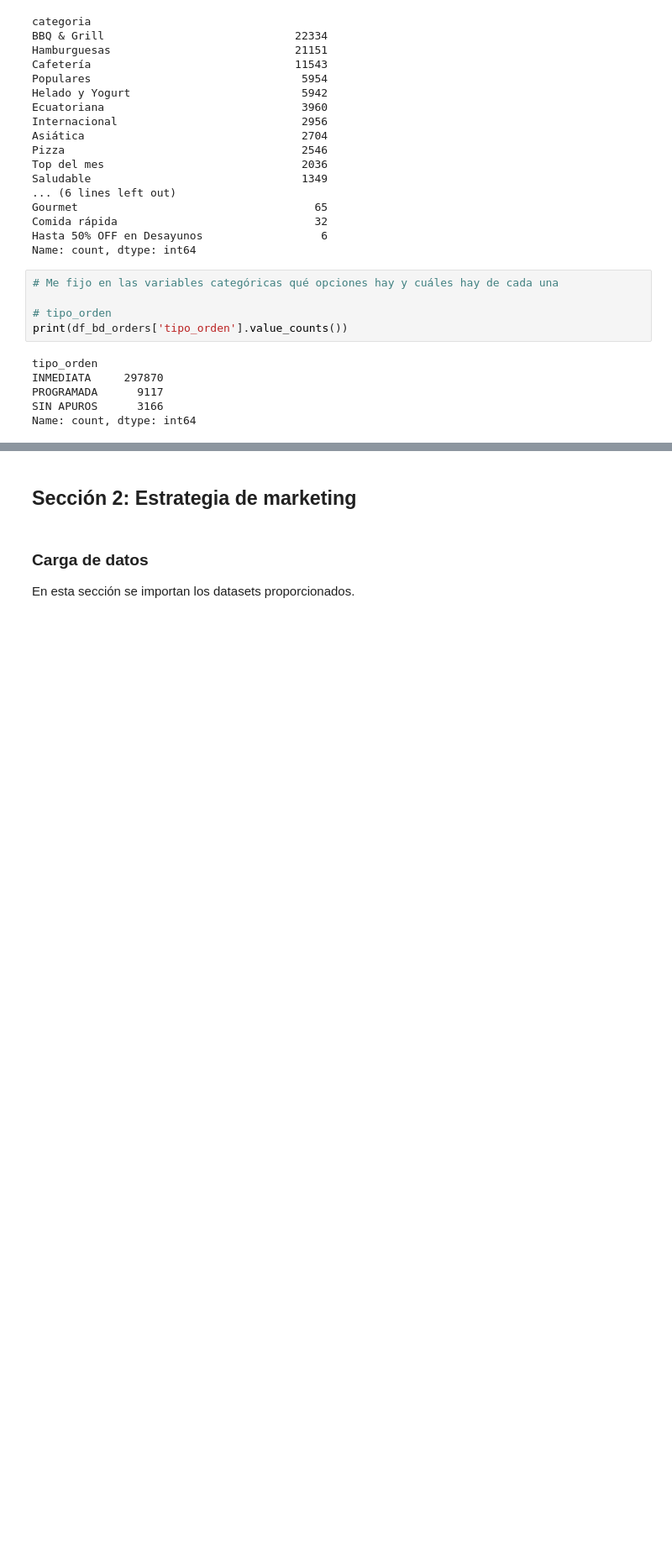
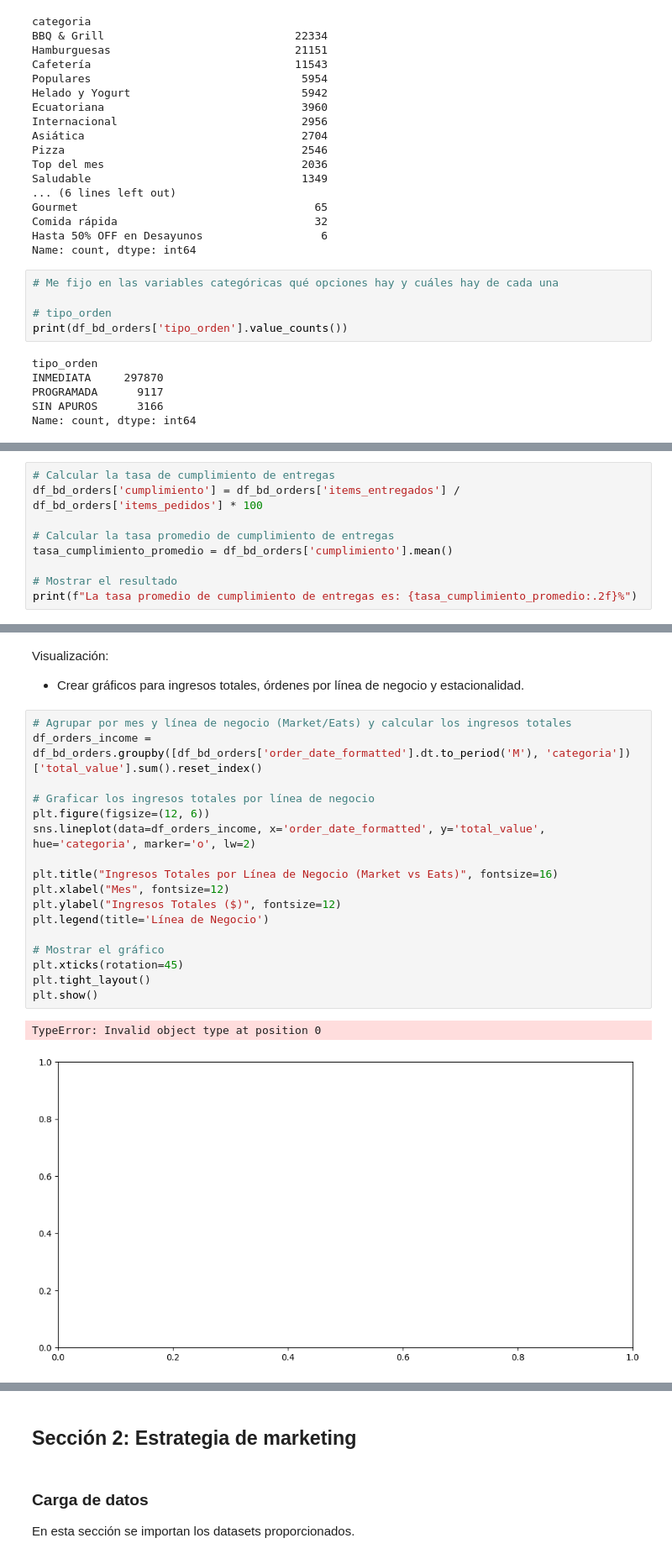
Before and after one commit to smoreyra/Solange-Moreyra-Repository, a Jupyter notebook: Hyppo/Hyppo Business Case - Growth & Automation.ipynb, the cells around one changed output, grey strips where cells are left out. Shown at 84% size. Saved outputs shown, nothing was run; the diff lists cells and outputs as text; blank space fills up the shorter version.

```diff
--- a/Hyppo/Hyppo Business Case - Growth & Automation.ipynb
+++ b/Hyppo/Hyppo Business Case - Growth & Automation.ipynb
@@ -207,0 +305,9 @@ Name: count, dtype: int64
+# %%
+# Calcular la tasa de cumplimiento de entregas
+df_bd_orders['cumplimiento'] = df_bd_orders['items_entregados'] / df_bd_orders['items_pedidos'] * 100
+
+# Calcular la tasa promedio de cumplimiento de entregas
+tasa_cumplimiento_promedio = df_bd_orders['cumplimiento'].mean()
+
+# Mostrar el resultado
+print(f"La tasa promedio de cumplimiento de entregas es: {tasa_cumplimiento_promedio:.2f}%")
@@ -207,0 +412,23 @@ Name: count, dtype: int64
+# %% [markdown]
+Visualización:
+- Crear gráficos para ingresos totales, órdenes por línea de negocio y estacionalidad.
+# %%
+# Agrupar por mes y línea de negocio (Market/Eats) y calcular los ingresos totales
+df_orders_income = df_bd_orders.groupby([df_bd_orders['order_date_formatted'].dt.to_period('M'), 'categoria'])['total_value'].sum().reset_index()
+
+# Graficar los ingresos totales por línea de negocio
+plt.figure(figsize=(12, 6))
+sns.lineplot(data=df_orders_income, x='order_date_formatted', y='total_value', hue='categoria', marker='o', lw=2)
+
+plt.title("Ingresos Totales por Línea de Negocio (Market vs Eats)", fontsize=16)
+plt.xlabel("Mes", fontsize=12)
+plt.ylabel("Ingresos Totales ($)", fontsize=12)
+plt.legend(title='Línea de Negocio')
+
+# Mostrar el gráfico
+plt.xticks(rotation=45)
+plt.tight_layout()
+plt.show()
+# %% [output]
+TypeError: Invalid object type at position 0
+[figure, added]
```
Also changed, not shown: parts of 31 cells of this notebook, 6 other files.
